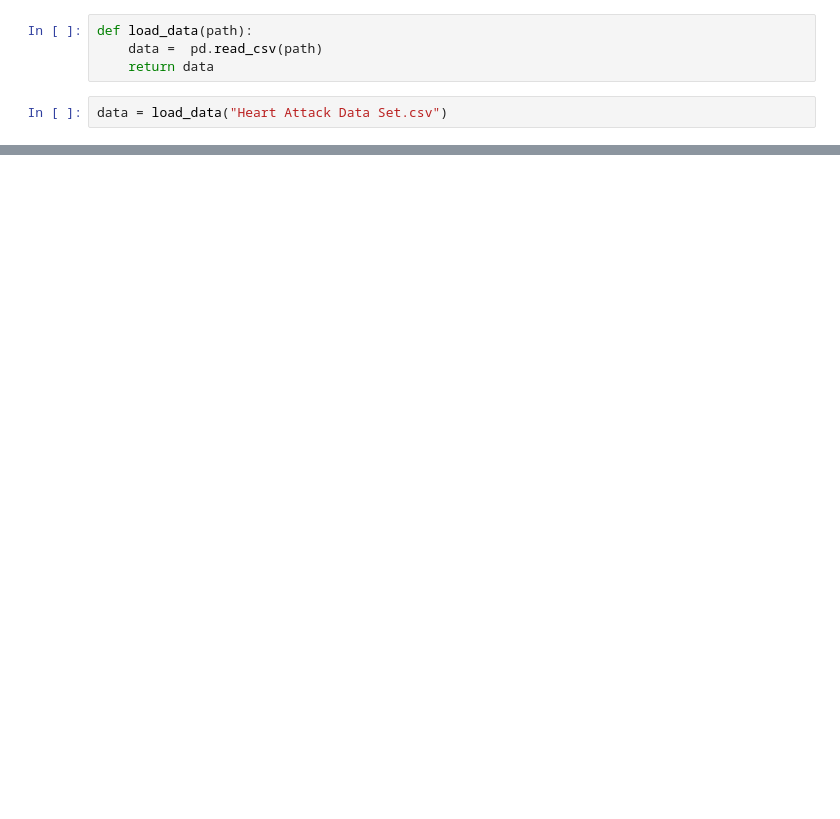
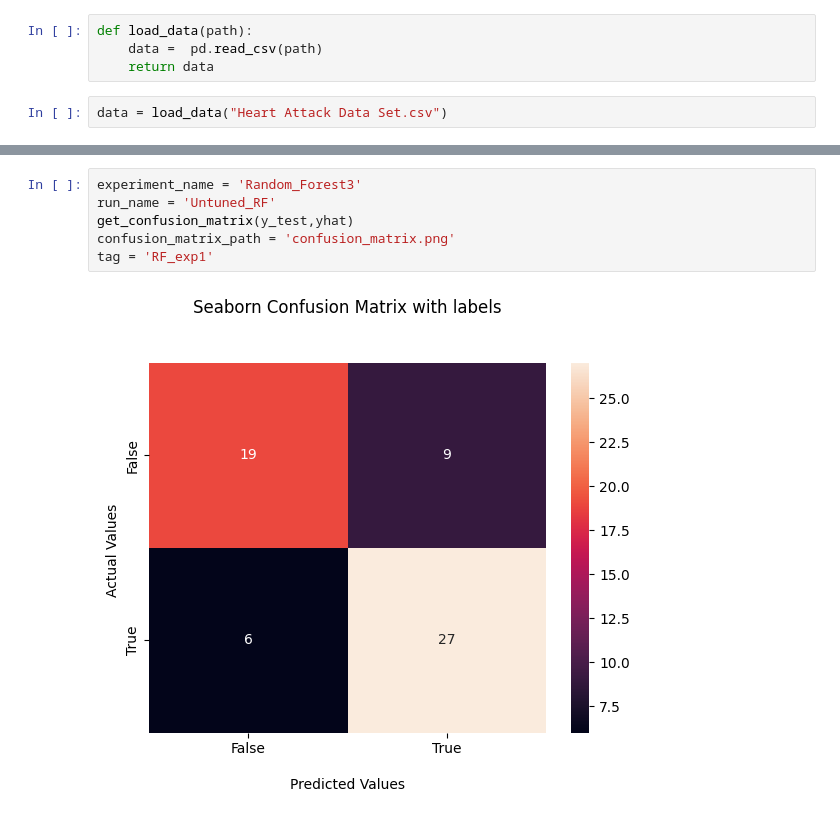
Before and after one commit to KundanTripathi/MLFlow-Experiment, a Jupyter notebook: model.ipynb, the cells around one changed output, grey strips where cells are left out. Saved outputs shown, nothing was run; the diff lists cells and outputs as text; blank space fills up the shorter version.

```diff
--- a/model.ipynb
+++ b/model.ipynb
@@ -51,0 +106,8 @@ def model_train(X_train, y_train, model):
+# %%
+experiment_name = 'Random_Forest3'
+run_name = 'Untuned_RF'
+get_confusion_matrix(y_test,yhat)
+confusion_matrix_path = 'confusion_matrix.png'
+tag = 'RF_exp1'
+# %% [output]
+[figure, added]
```
Also changed, not shown: parts of 11 cells of this notebook, 3 other files.
